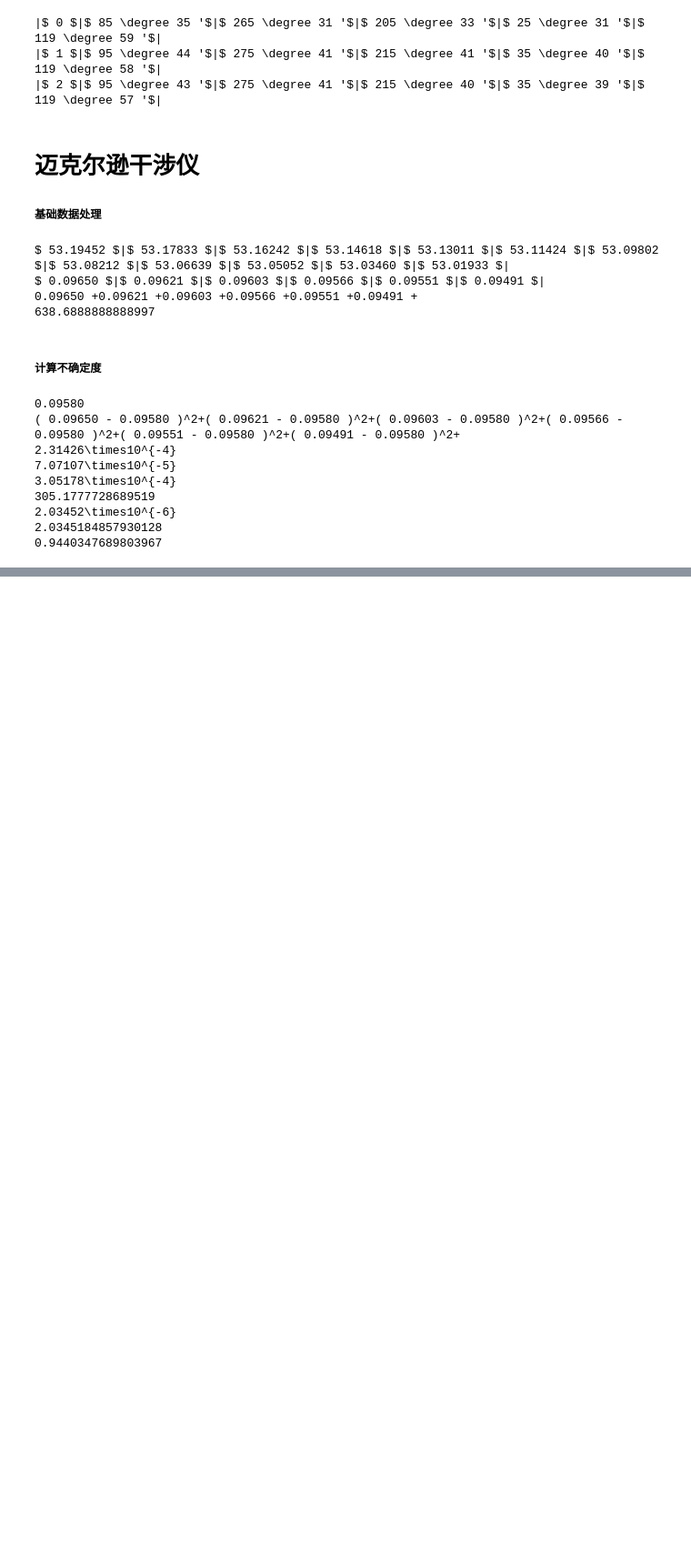
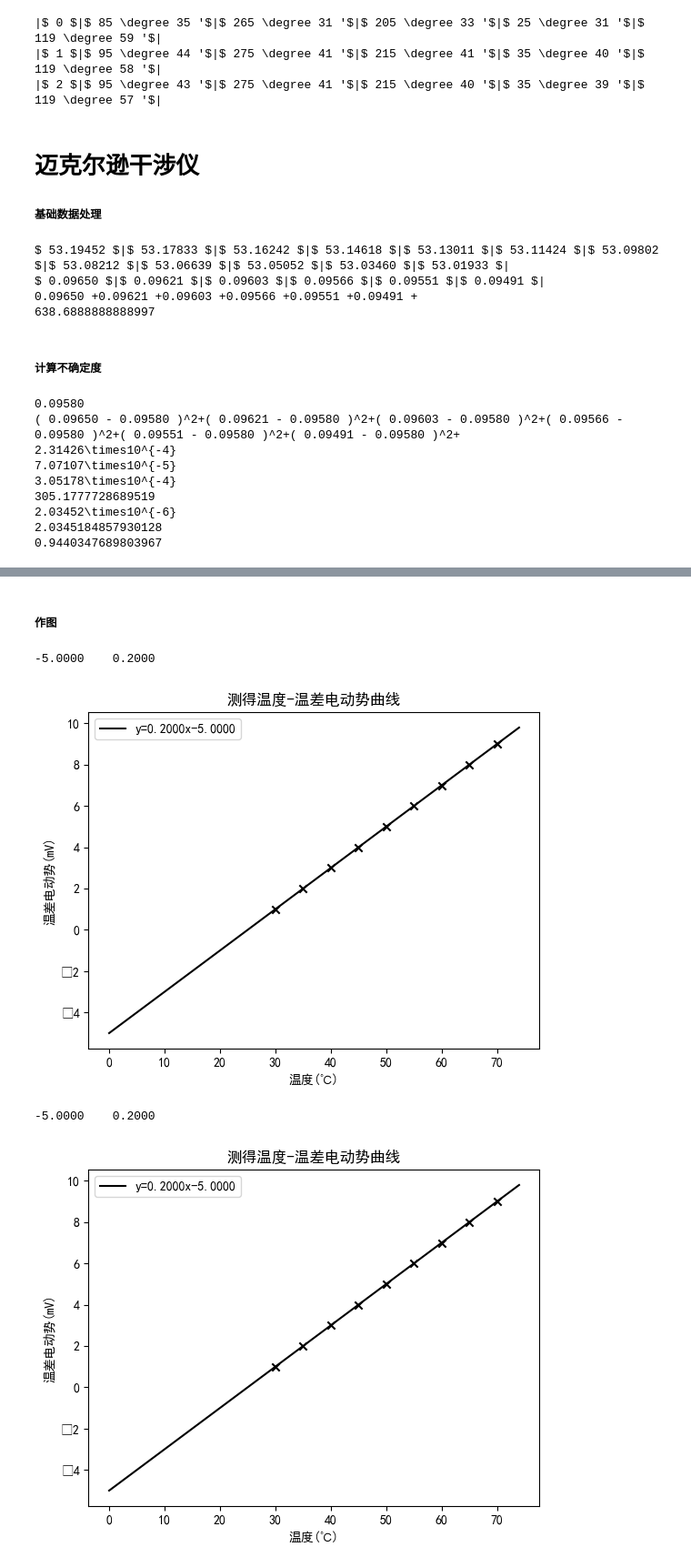
Before and after one commit to dark-but-spark/PHY104BExperiments-of-Fundamental-Physics, a Jupyter notebook: calculate.ipynb, the cells around one changed output, grey strips where cells are left out. Shown at 91% size. Cells and saved outputs as stored; diff of their text form; code cells hidden in the pictures; blank space fills up the shorter version.

```diff
--- a/calculate.ipynb
+++ b/calculate.ipynb
@@ -551,0 +699,28 @@ print((ans*1e6-632.8)/623.8*100)
+# %% [markdown]
+##### 作图
+# %%
+beta,apha= np.polyfit(t, u1, 1)
+print(format(apha,'.4f'),'  ',format(beta,'.4f'))
+plt.scatter(t,u1,color='black',marker="x")
+plt.plot(range(30,75),[apha+beta*i for i in range(0,75)], color='black',
+         label="y="+format(beta,".4f")+"x"+format(apha,".4f"))
+plt.legend()
+plt.xlabel('温度(℃)')
+plt.ylabel('温差电动势(mV)')
+plt.title('测得温度-温差电动势曲线')
+plt.show()
+beta,apha= np.polyfit(t, u2, 1)
+print(format(apha,'.4f'),'  ',format(beta,'.4f'))
+plt.scatter(t,u2,color='black',marker="x")
+plt.plot(range(30,75),[apha+beta*i for i in range(0,75)], color='black',
+         label="y="+format(beta,".4f")+"x"+format(apha,".4f"))
+plt.legend()
+plt.xlabel('温度(℃)')
+plt.ylabel('温差电动势(mV)')
+plt.title('测得温度-温差电动势曲线')
+plt.show()
+# %% [output]
+-5.0000    0.2000
+[figure, added]
+-5.0000    0.2000
+[figure, added]
```
Also changed, not shown: parts of 8 cells of this notebook, 23 other files.
